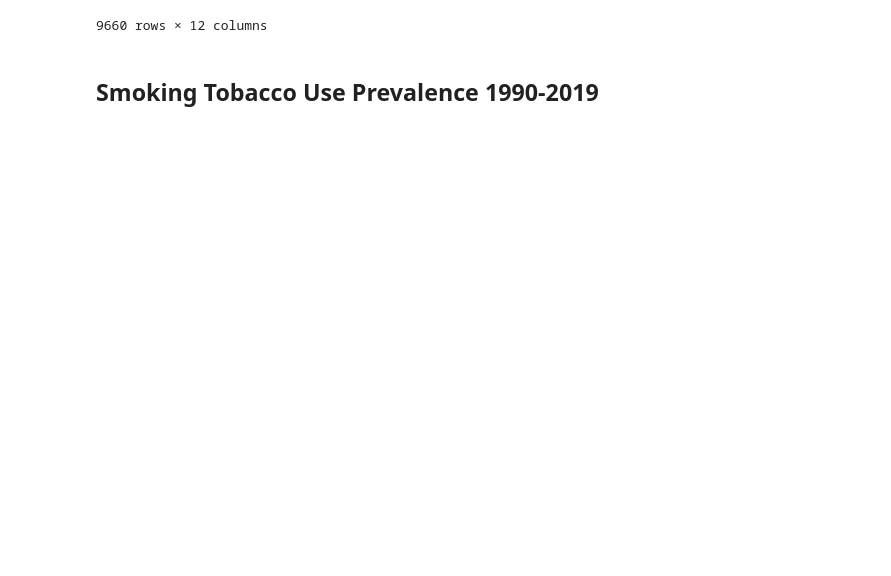
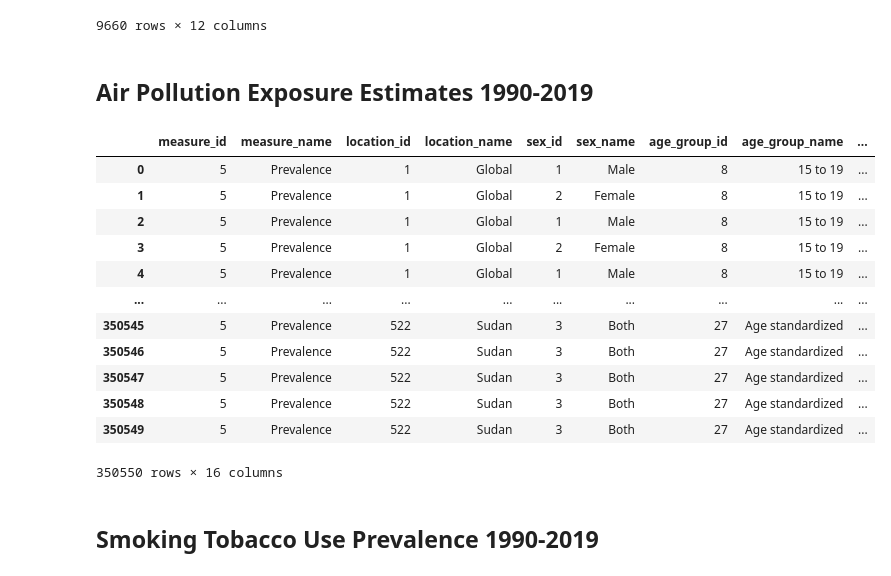
Before and after one commit to Goheekin/UNB-Data-Challenge, a Jupyter notebook: UNB Explore.ipynb, the cells around one changed output. Cells and saved outputs as stored; diff of their text form; code cells hidden in the pictures; blank space fills up the shorter version.

```diff
--- a/UNB Explore.ipynb
+++ b/UNB Explore.ipynb
@@ -74,6 +74,26 @@ Df4
 | 9658 | 19 | Continuous | 44792 | Plymouth | 86 | Ambient particulate matter pollution | 2018 | micrograms per cubic meter | 9.721287 | ... |
 | 9659 | 19 | Continuous | 44792 | Plymouth | 86 | Ambient particulate matter pollution | 2019 | micrograms per cubic meter | 9.667087 | ... |
 9660 rows × 12 columns
+# %% [markdown]
+## Air Pollution Exposure Estimates 1990-2019
+# %%
+Df1 = pd.read_csv("Chewing Tobacco Use Prevalence 1990-2019/Data sets/IHME_GBD_2019_CHEWING_TOB_1990_2019_DATA_Y2021M05D27.csv")
+# %%
+Df1
+# %% [output]
+|  | measure_id | measure_name | location_id | location_name | sex_id | sex_name | age_group_id | age_group_name | ... |
+| 0 | 5 | Prevalence | 1 | Global | 1 | Male | 8 | 15 to 19 | ... |
+| 1 | 5 | Prevalence | 1 | Global | 2 | Female | 8 | 15 to 19 | ... |
+| 2 | 5 | Prevalence | 1 | Global | 1 | Male | 8 | 15 to 19 | ... |
+| 3 | 5 | Prevalence | 1 | Global | 2 | Female | 8 | 15 to 19 | ... |
+| 4 | 5 | Prevalence | 1 | Global | 1 | Male | 8 | 15 to 19 | ... |
+| ... | ... | ... | ... | ... | ... | ... | ... | ... | ... |
+| 350545 | 5 | Prevalence | 522 | Sudan | 3 | Both | 27 | Age standardized | ... |
+| 350546 | 5 | Prevalence | 522 | Sudan | 3 | Both | 27 | Age standardized | ... |
+| 350547 | 5 | Prevalence | 522 | Sudan | 3 | Both | 27 | Age standardized | ... |
+| 350548 | 5 | Prevalence | 522 | Sudan | 3 | Both | 27 | Age standardized | ... |
+| 350549 | 5 | Prevalence | 522 | Sudan | 3 | Both | 27 | Age standardized | ... |
+350550 rows × 16 columns
 # %% [markdown]
 ## Smoking Tobacco Use Prevalence 1990-2019
 # %%
```
Also changed, not shown: parts of 7 cells of this notebook.
